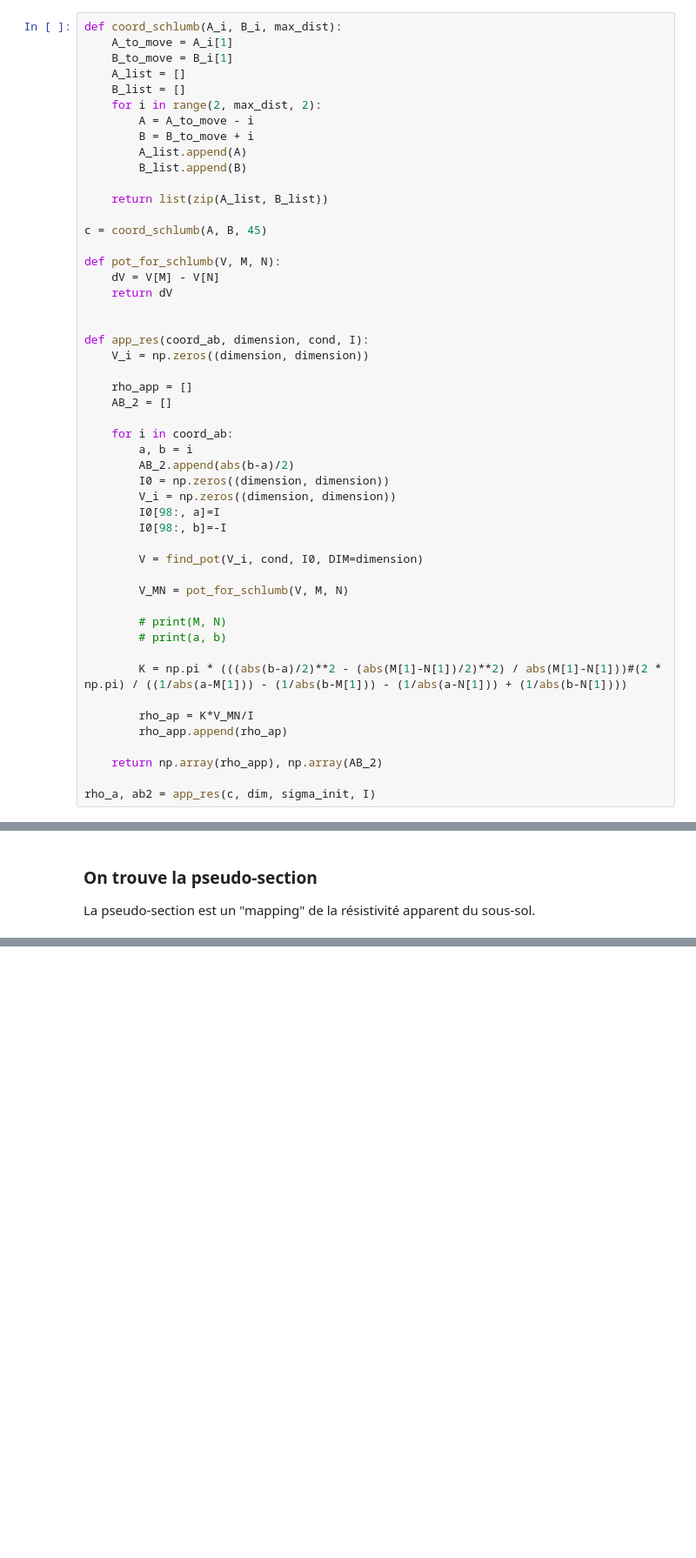
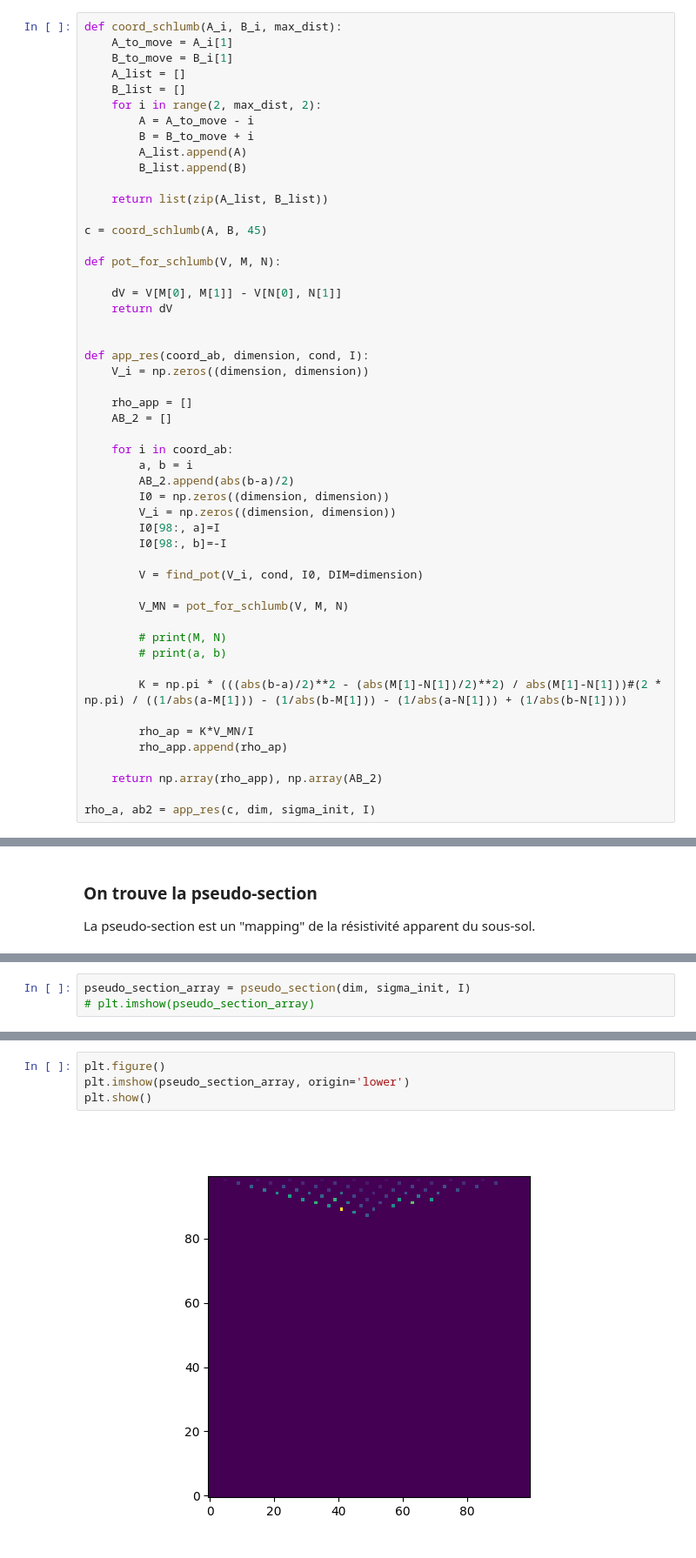
Before and after one commit to AlexandreChevrette/ProjetFinal_PhysiqueNumerique, a Jupyter notebook: Projet_physnum.ipynb, the cells around one changed output, grey strips where cells are left out. Shown at 87% size. Drawn from its saved outputs; the diff is of its cells as text; blank space fills up the shorter version.

Commit message:
pseudo-section bien commencé
c'est encore lent mais on a de quoi

```diff
--- a/Projet_physnum.ipynb
+++ b/Projet_physnum.ipynb
@@ -133,7 +139,8 @@ def coord_schlumb(A_i, B_i, max_dist):
 c = coord_schlumb(A, B, 45)
 
 def pot_for_schlumb(V, M, N):
-    dV = V[M] - V[N]
+
+    dV = V[M[0], M[1]] - V[N[0], N[1]]
     return dV
 
 
@@ -233,0 +251,3 @@ def pseudo_section(dimension, cond, I):
+# %%
+pseudo_section_array = pseudo_section(dim, sigma_init, I)
+# plt.imshow(pseudo_section_array)
@@ -233,0 +272,6 @@ def pseudo_section(dimension, cond, I):
+# %%
+plt.figure()
+plt.imshow(pseudo_section_array, origin='lower')
+plt.show()
+# %% [output]
+[figure, added]
```
Also changed, not shown: parts of 5 cells of this notebook.
